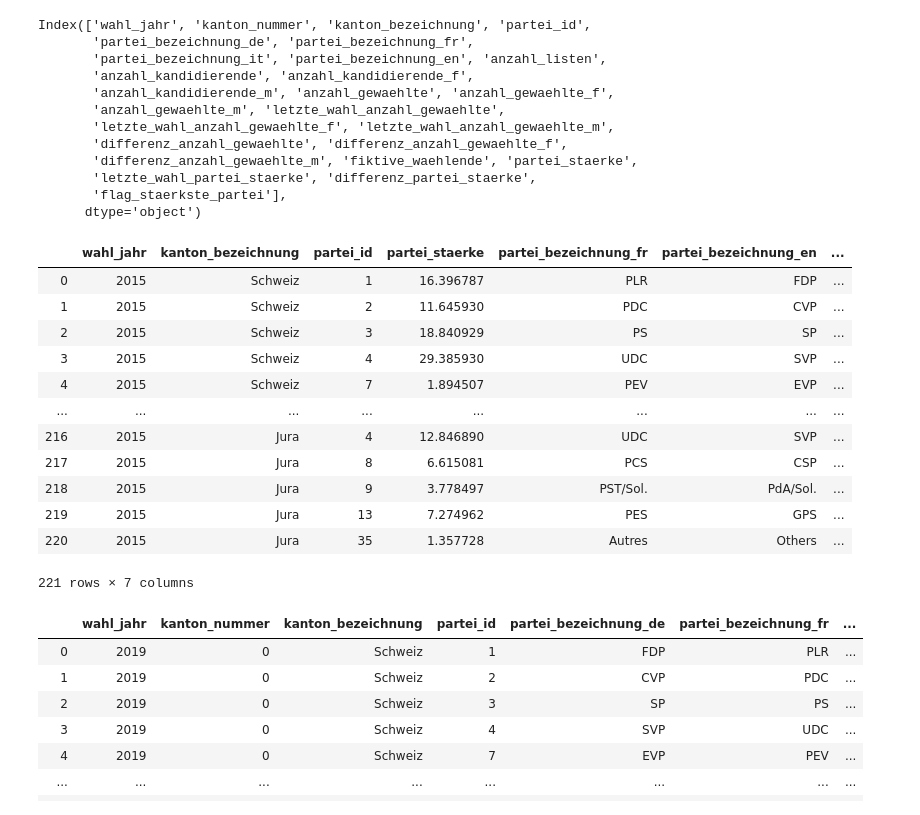
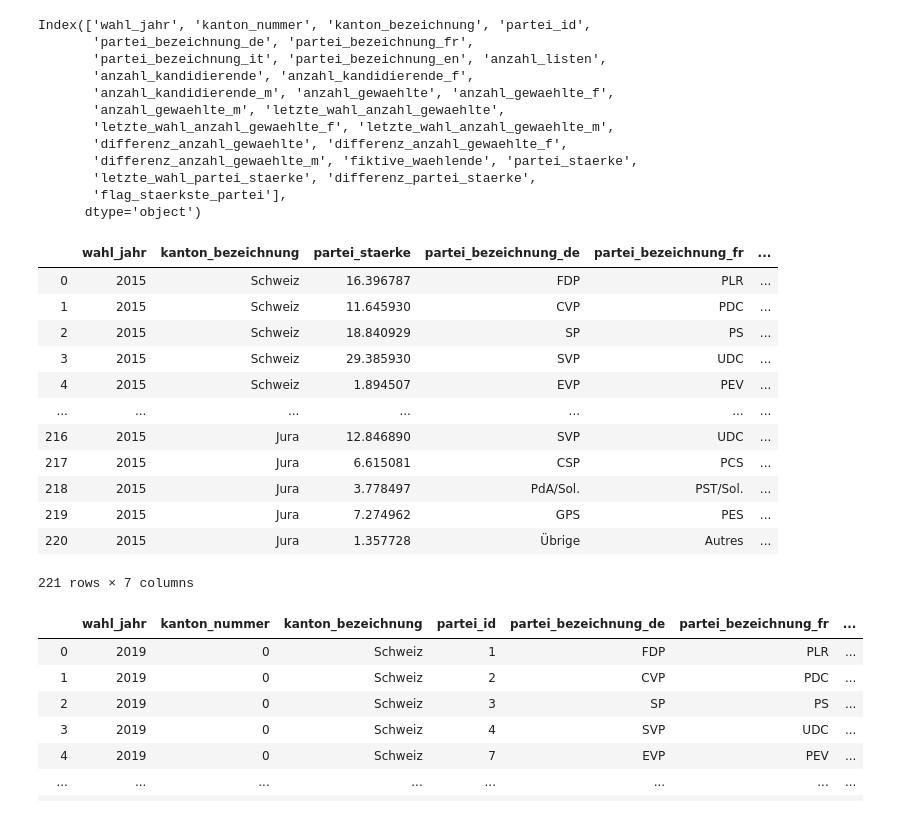
Before and after one commit to ArthurVignon/ADA_project, a Jupyter notebook: elections.ipynb, the cells around one changed output. Saved outputs shown, nothing was run; the diff lists cells and outputs as text; code cells hidden in the pictures.

Commit message:
Progress in the analysis of the elections

```diff
--- a/elections.ipynb
+++ b/elections.ipynb
@@ -10,8 +10,13 @@ PATH_ELECTIONS_2019 = "data/elections/elections_2019.csv"
 
 romand_cantons = ['Vaud','Jura','Genève','Valais / Wallis','Neuchâtel','Fribourg / Freiburg']
 selected_parties = ['SVP','SP','FDP','CVP','GPS','GLP']
-columns = ['wahl_jahr','kanton_bezeichnung','partei_id','partei_staerke',
-           'partei_bezeichnung_fr','partei_bezeichnung_en','fiktive_waehlende']
+columns_required = {'wahl_jahr':'year','kanton_bezeichnung':'canton','partei_staerke':'party strength',
+                    'partei_bezeichnung_de': "party's name in German",
+                    'partei_bezeichnung_fr': "party's name in French",
+                    'partei_bezeichnung_en': "party's name in English",
+                    'fiktive_waehlende': 'fictional voter'}
+
+# To understand the concept of fictional voter: https://en.wikipedia.org/wiki/National_Council_(Switzerland)
 # %%
 elections_2015 = pd.read_csv(PATH_ELECTIONS_2015, sep=';')
 elections_2015
@@ -45,21 +50,21 @@ Index(['wahl_jahr', 'kanton_nummer', 'kanton_bezeichnung', 'partei_id',
        'flag_staerkste_partei'],
       dtype='object')
 # %%
-elections_2015 = elections_2015[columns]
+elections_2015 = elections_2015[columns_required.keys()]
 elections_2015
 # %% [output]
-|  | wahl_jahr | kanton_bezeichnung | partei_id | partei_staerke | partei_bezeichnung_fr | partei_bezeichnung_en | ... |
-| 0 | 2015 | Schweiz | 1 | 16.396787 | PLR | FDP | ... |
-| 1 | 2015 | Schweiz | 2 | 11.645930 | PDC | CVP | ... |
-| 2 | 2015 | Schweiz | 3 | 18.840929 | PS | SP | ... |
-| 3 | 2015 | Schweiz | 4 | 29.385930 | UDC | SVP | ... |
-| 4 | 2015 | Schweiz | 7 | 1.894507 | PEV | EVP | ... |
-| ... | ... | ... | ... | ... | ... | ... | ... |
-| 216 | 2015 | Jura | 4 | 12.846890 | UDC | SVP | ... |
-| 217 | 2015 | Jura | 8 | 6.615081 | PCS | CSP | ... |
-| 218 | 2015 | Jura | 9 | 3.778497 | PST/Sol. | PdA/Sol. | ... |
-| 219 | 2015 | Jura | 13 | 7.274962 | PES | GPS | ... |
-| 220 | 2015 | Jura | 35 | 1.357728 | Autres | Others | ... |
+|  | wahl_jahr | kanton_bezeichnung | partei_staerke | partei_bezeichnung_de | partei_bezeichnung_fr | ... |
+| 0 | 2015 | Schweiz | 16.396787 | FDP | PLR | ... |
+| 1 | 2015 | Schweiz | 11.645930 | CVP | PDC | ... |
+| 2 | 2015 | Schweiz | 18.840929 | SP | PS | ... |
+| 3 | 2015 | Schweiz | 29.385930 | SVP | UDC | ... |
+| 4 | 2015 | Schweiz | 1.894507 | EVP | PEV | ... |
+| ... | ... | ... | ... | ... | ... | ... |
+| 216 | 2015 | Jura | 12.846890 | SVP | UDC | ... |
+| 217 | 2015 | Jura | 6.615081 | CSP | PCS | ... |
+| 218 | 2015 | Jura | 3.778497 | PdA/Sol. | PST/Sol. | ... |
+| 219 | 2015 | Jura | 7.274962 | GPS | PES | ... |
+| 220 | 2015 | Jura | 1.357728 | Übrige | Autres | ... |
 221 rows × 7 columns
 # %%
 elections_2019 = pd.read_csv(PATH_ELECTIONS_2019, sep=';')
```
Also changed, not shown: parts of 11 cells of this notebook.
